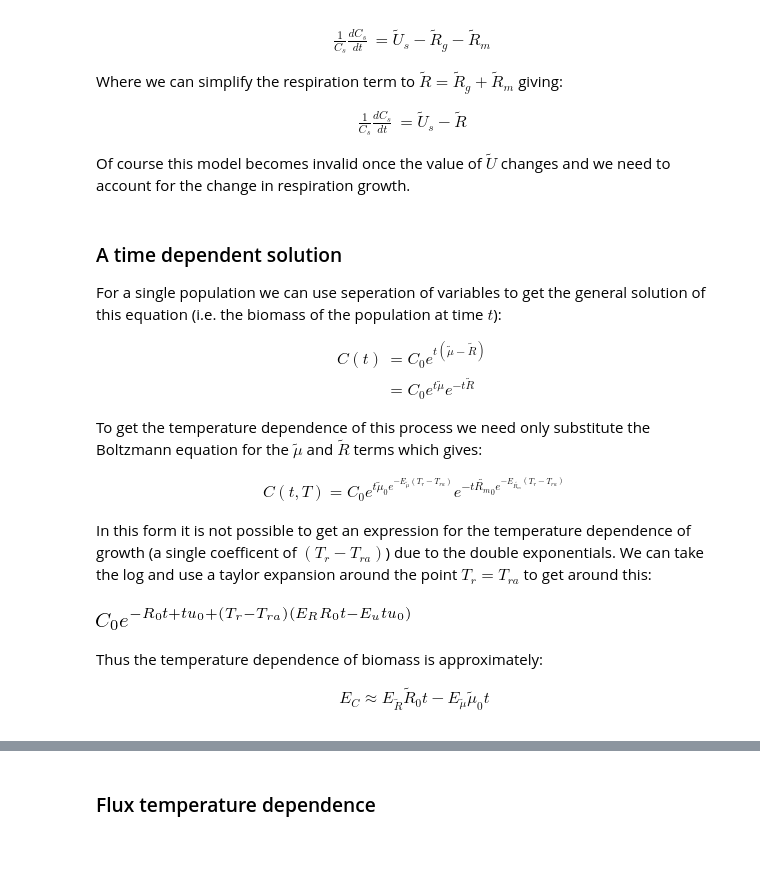
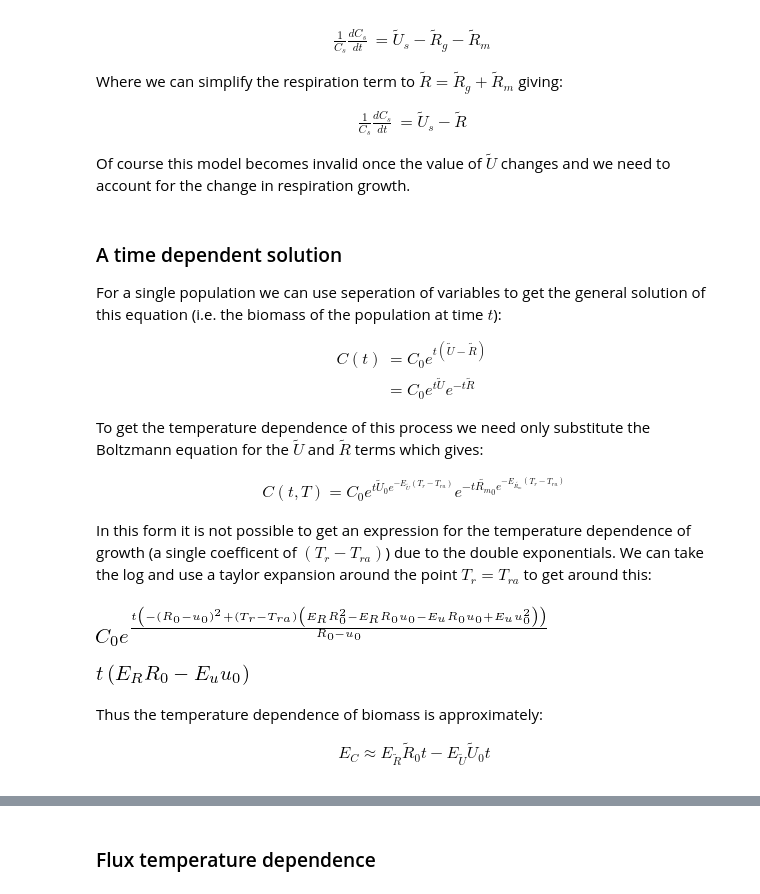
Before and after one commit to CleggTom/Bacteria_EcoFunc, a Jupyter notebook: notebooks/Models_main.ipynb, the cells around one changed output, grey strips where cells are left out. Cells and saved outputs as stored; diff of their text form; code cells hidden in the pictures; blank space fills up the shorter version.

```diff
--- a/notebooks/Models_main.ipynb
+++ b/notebooks/Models_main.ipynb
@@ -107,33 +117,38 @@ Of course this model becomes invalid once the value of $\tilde{U}$ changes and w
 For a single population we can use seperation of variables to get the general solution of this equation (i.e. the biomass of the population at time $t$):
 
 \begin{align}
-    C(t) &= C_0 e^{t (\tilde{\mu} - \tilde{R}) } \\
-         &= C_0 e^{t  \tilde{\mu}} e^{- t \tilde{R}}
+    C(t) &= C_0 e^{t (\tilde{U} - \tilde{R}) } \\
+         &= C_0 e^{t  \tilde{U}} e^{- t \tilde{R}}
 \end{align}
 
-To get the temperature dependence of this process we need only substitute the Boltzmann equation for the $\tilde{\mu}$ and $\tilde{R}$ terms which gives:
+To get the temperature dependence of this process we need only substitute the Boltzmann equation for the $\tilde{U}$ and $\tilde{R}$ terms which gives:
 
 \begin{align}
-    C(t,T) = C_0 e^{t \tilde{\mu}_0 e^{-E_{\tilde{\mu}} (T_r - T_{ra})}} e^{- t  \tilde{R_m}_0 e^{-E_{\tilde{R_m}} (T_r - T_{ra})}}
+    C(t,T) = C_0 e^{t \tilde{U}_0 e^{-E_{\tilde{U}} (T_r - T_{ra})}} e^{- t  \tilde{R_m}_0 e^{-E_{\tilde{R_m}} (T_r - T_{ra})}}
 \end{align}
 
 In this form it is not possible to get an expression for the temperature dependence of growth (a single coefficent of $(T_r-T_{ra})$) due to the double exponentials. We can take the log and use a taylor expansion around the point $T_r = T_{ra}$ to get around this:
 # %%
 t,e,u_0,E_u,R_0,E_R,C_0,T_r,T_ra = var("t,\epsilon,u_0,E_u,R_0,E_R,C_0,T_r,T_ra")
 
 gr = u_0 * exp(-E_u * (T_r - T_ra))
 re = R_0 * exp(-E_R * (T_r - T_ra))
 
-C = C_0 * exp( (t * gr) - (t* re) )
+r_approx = exp(log(gr - re).series(T_r,T_ra,2).removeO())
 
-C_log =  expand_log(log(C),force=true)
-C_approx = exp(C_log.series(T_r,T_ra,2).removeO())
-C_approx
+C = C_0 * exp( t * (r_approx))
+C_approx = exp(log(C).series(T_r,T_ra,2).removeO())
+C_approx.simplify()
 # %% [output]
-[figure, old version]
+[figure, new version]
+# %%
+f = (E_R*R_0*R_0*t - E_R*R_0*u_0*t + E_u*u_0*u_0*t - E_u*u_0*R_0*t)/(R_0 - u_0)
+f.simplify()
+# %% [output]
+[figure, added]
 # %% [markdown]
 Thus the temperature dependence of biomass is approximately:
 
 \begin{align}
-    E_C \approx E_{\tilde{R}} \tilde{R}_0 t - E_{\tilde{\mu}} \tilde{\mu}_0 t
+    E_C \approx E_{\tilde{R}} \tilde{R}_0 t - E_{\tilde{U}} \tilde{U}_0 t
 \end{align}
```
Also changed, not shown: parts of 57 cells of this notebook, 14 other files.
